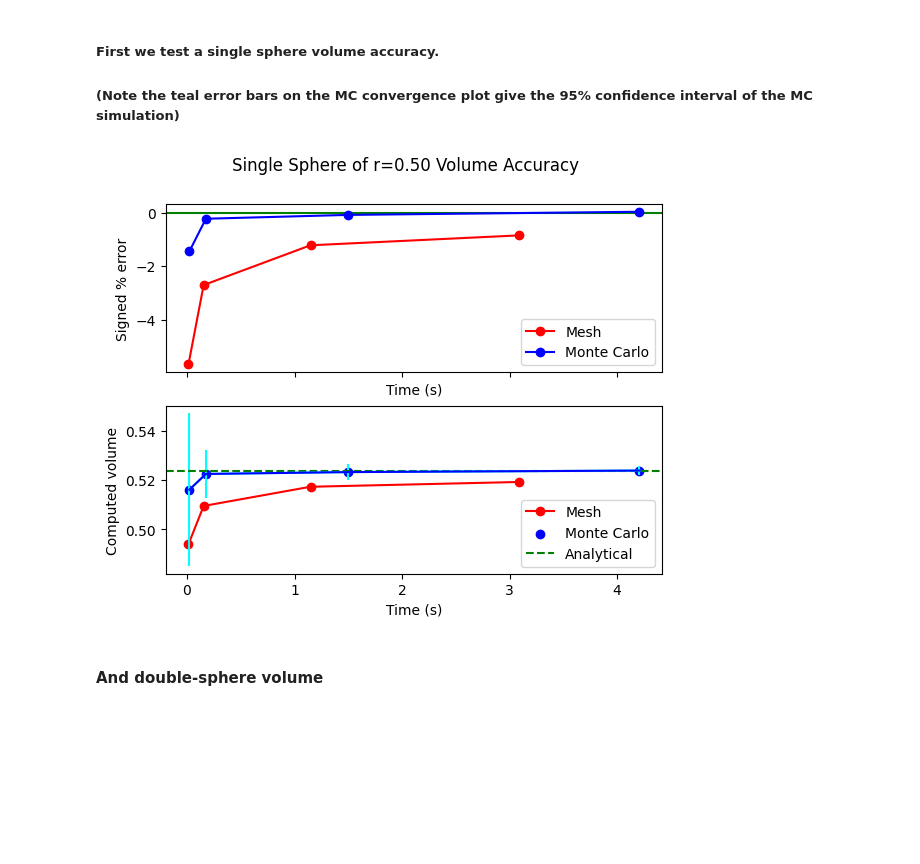
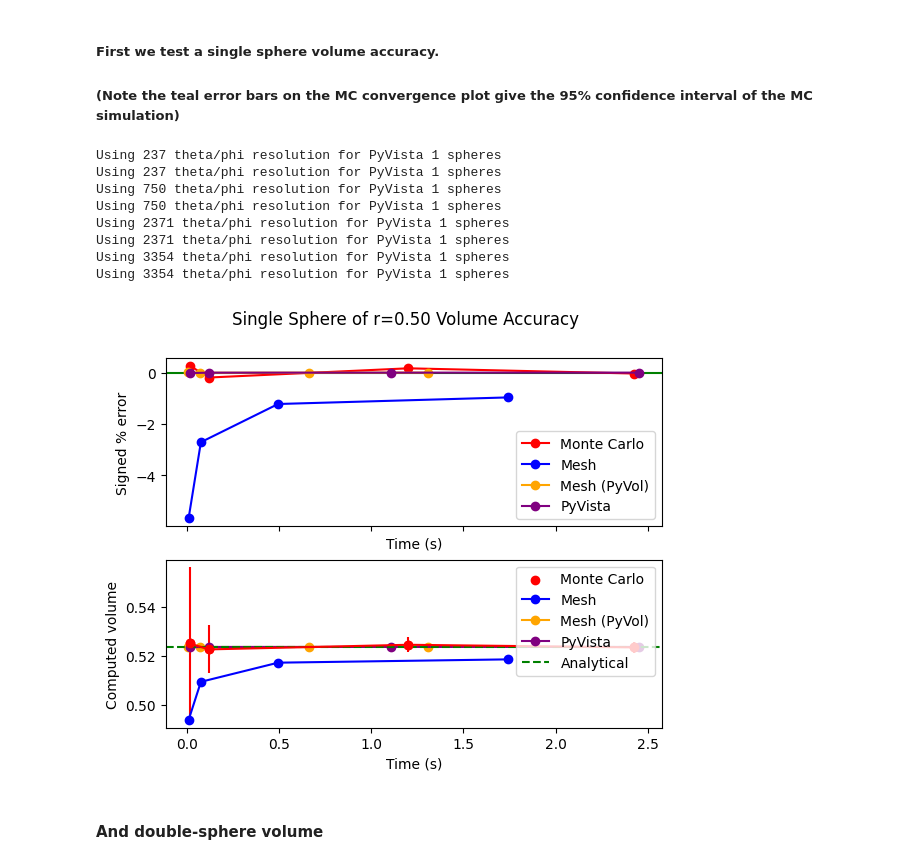
Before and after one commit to benrich37/JDFTxFreeNrg, a Jupyter notebook: testing/view.ipynb, the cells around one changed output. Saved outputs shown, nothing was run; the diff lists cells and outputs as text; code cells hidden in the pictures; blank space fills up the shorter version.

```diff
--- a/testing/view.ipynb
+++ b/testing/view.ipynb
@@ -14,14 +14,22 @@ from JDFTxFreeNrg.testing import test_double_sphere_volume, test_single_sphere_v
 # %%
 # For this notebook I'm explicitly providing the radii and sphere centers for reproducability.
 # Change r/rs/center/centers to None for random generation
 r = 0.5
 center = np.zeros(3)
 mesh_sample_scale = 150 # Since the mesh grid is vectorized, it takes about 150x less time per sample on my machine
-nsampless = [1e3, 1e4, 1e5, 3e5]
+nsampless = [1e3, 1e4, 1e5, 2e5]
 
-test_single_sphere_volume(r=r, center=center, mesh_sample_scale=mesh_sample_scale, nsampless=nsampless)
+test_single_sphere_volume(r=r, center=center, mesh_sample_scale=mesh_sample_scale, nsampless=nsampless, pyvol_sample_scale=4000.)
 # %% [output]
+Using 237 theta/phi resolution for PyVista 1 spheres
+Using 237 theta/phi resolution for PyVista 1 spheres
+Using 750 theta/phi resolution for PyVista 1 spheres
+Using 750 theta/phi resolution for PyVista 1 spheres
+Using 2371 theta/phi resolution for PyVista 1 spheres
+Using 2371 theta/phi resolution for PyVista 1 spheres
+Using 3354 theta/phi resolution for PyVista 1 spheres
+Using 3354 theta/phi resolution for PyVista 1 spheres
-[figure, old version]
+[figure, new version]
 # %% [markdown]
 #### And double-sphere volume
 # %%
```
Also changed, not shown: parts of 1 cell of this notebook, 13 other files.
